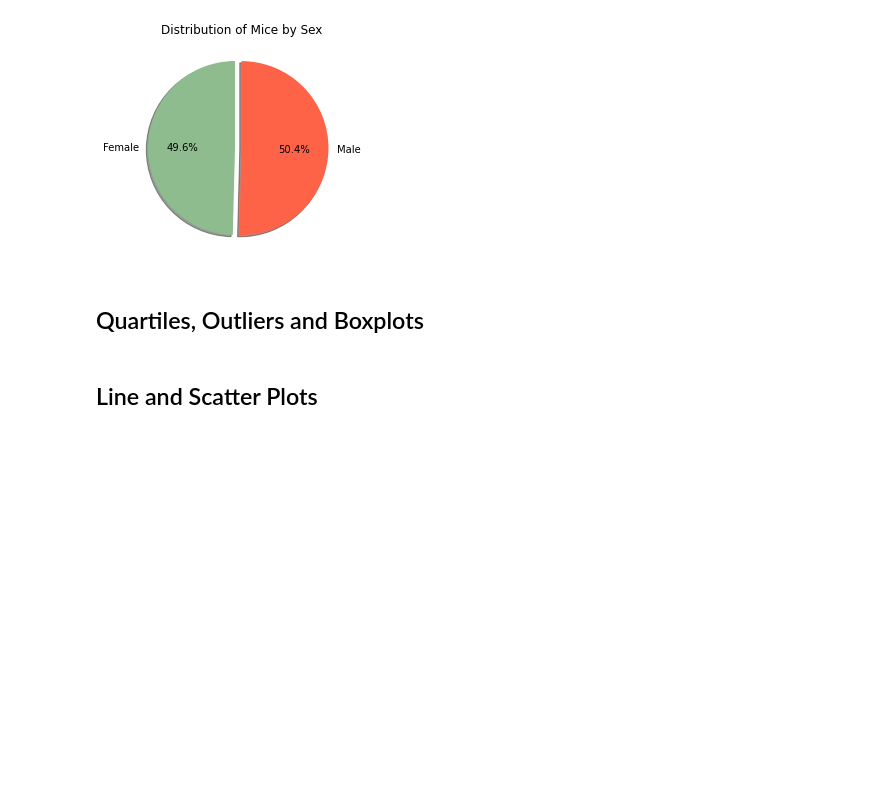
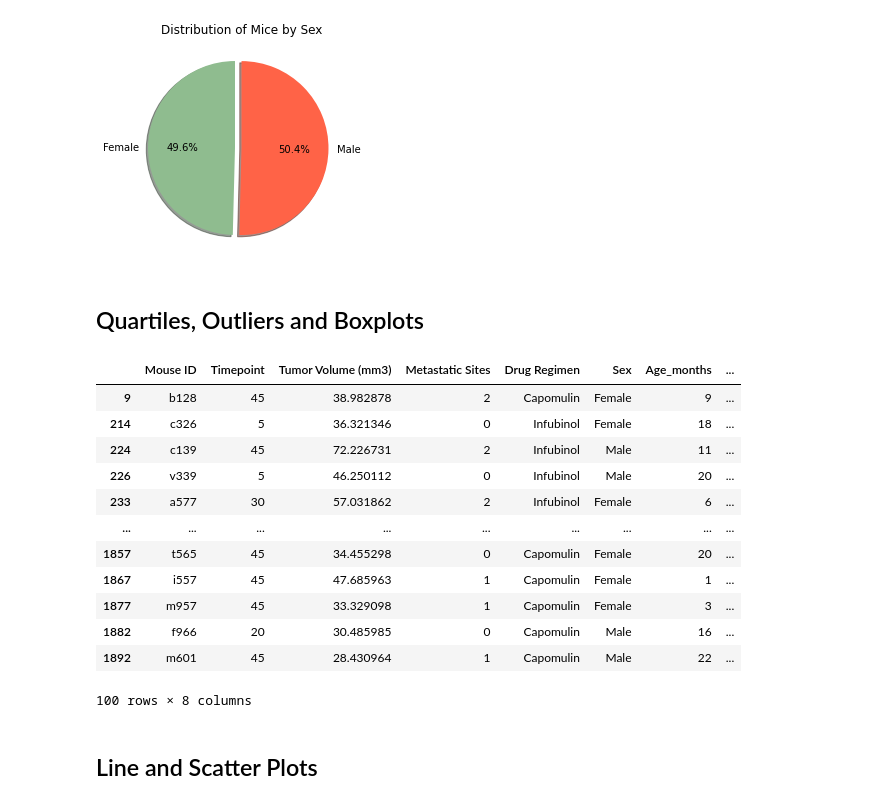
Before and after one commit to njmorr/matplotlib-challenge, a Jupyter notebook: pymaceuticals.ipynb, the cells around one changed output. Cells and saved outputs as stored; diff of their text form; code cells hidden in the pictures; blank space fills up the shorter version.

```diff
--- a/pymaceuticals.ipynb
+++ b/pymaceuticals.ipynb
@@ -227,8 +228,35 @@ plt.show()
 # %%
 # Calculate the final tumor volume of each mouse across four of the treatment regimens:
 # Capomulin, Ramicane, Infubinol, and Ceftamin
 
 # Start by getting the last (greatest) timepoint for each mouse
 
+# greatest_time
 
 # Merge this group df with the original dataframe to get the tumor volume at the last timepoint
+
+greatest_time = clean_data.groupby(["Mouse ID"])["Timepoint"].transform(max) == clean_data["Timepoint"]
+
+final_volume_all = clean_data[greatest_time]
+final_volume = final_volume_all.loc[(final_volume_all["Drug Regimen"] == "Capomulin") |
+                                    (final_volume_all["Drug Regimen"] == "Ramicane") |
+                                    (final_volume_all["Drug Regimen"] == "Infubinol") |
+                                    (final_volume_all["Drug Regimen"] == "Ceftamin")]
+final_volume
+
+# https://stackoverflow.com/questions/15705630/get-the-rows-which-have-the-max-value-in-groups-using-groupby
+# Accessed 3 February 2021
+# %% [output]
+|  | Mouse ID | Timepoint | Tumor Volume (mm3) | Metastatic Sites | Drug Regimen | Sex | Age_months | ... |
+| 9 | b128 | 45 | 38.982878 | 2 | Capomulin | Female | 9 | ... |
+| 214 | c326 | 5 | 36.321346 | 0 | Infubinol | Female | 18 | ... |
+| 224 | c139 | 45 | 72.226731 | 2 | Infubinol | Male | 11 | ... |
+| 226 | v339 | 5 | 46.250112 | 0 | Infubinol | Male | 20 | ... |
+| 233 | a577 | 30 | 57.031862 | 2 | Infubinol | Female | 6 | ... |
+| ... | ... | ... | ... | ... | ... | ... | ... | ... |
+| 1857 | t565 | 45 | 34.455298 | 0 | Capomulin | Female | 20 | ... |
+| 1867 | i557 | 45 | 47.685963 | 1 | Capomulin | Female | 1 | ... |
+| 1877 | m957 | 45 | 33.329098 | 1 | Capomulin | Female | 3 | ... |
+| 1882 | f966 | 20 | 30.485985 | 0 | Capomulin | Male | 16 | ... |
+| 1892 | m601 | 45 | 28.430964 | 1 | Capomulin | Male | 22 | ... |
+100 rows × 8 columns
```
Also changed, not shown: parts of 3 cells of this notebook.
